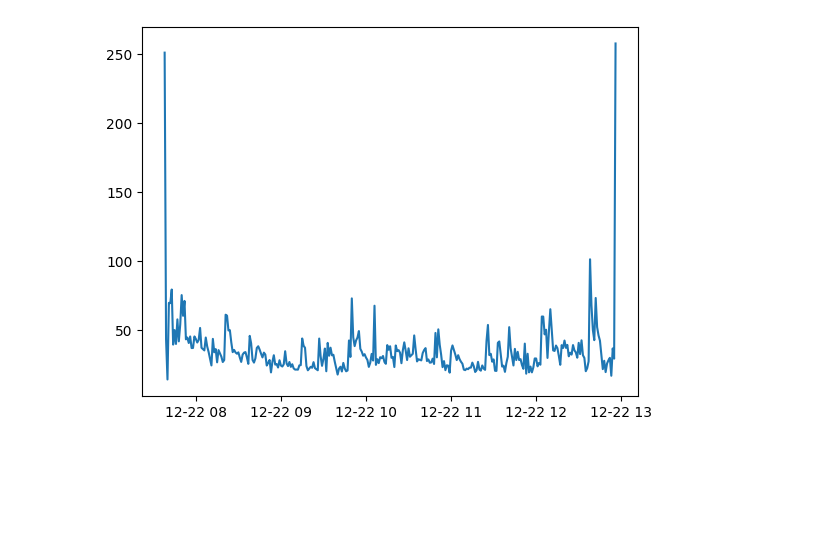
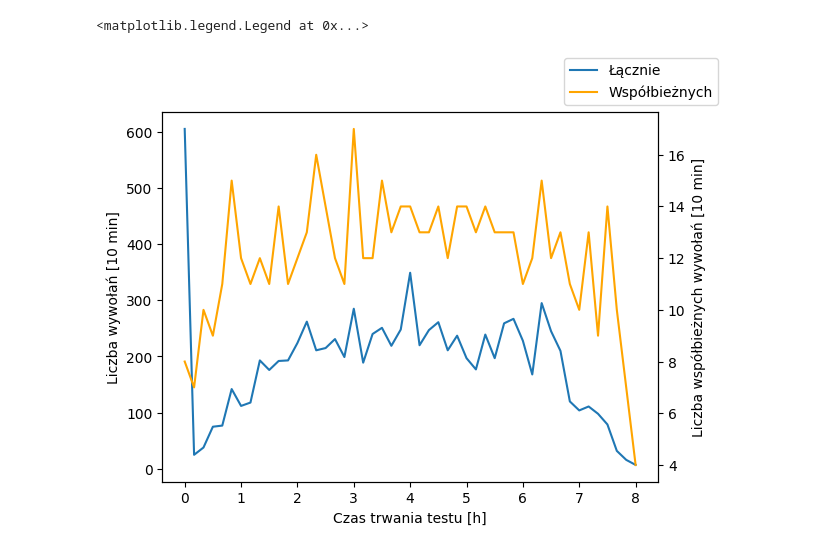
Before and after one commit to moreno-models/api, a Jupyter notebook: analysis/steady_cloudwatch.ipynb, the cells around one changed output. Saved outputs shown, nothing was run; the diff lists cells and outputs as text; code cells hidden in the pictures; blank space fills up the shorter version.

```diff
--- a/analysis/steady_cloudwatch.ipynb
+++ b/analysis/steady_cloudwatch.ipynb
@@ -98,11 +116,12 @@ fig.show()
-# %%
-fig, ax = plt.subplots()
-
-logs_resampled = logs[logs.duration < 5000].resample('1T').mean()
-
-# logs_resampled
-ax.plot(logs_resampled.index, logs_resampled['duration'])
-
-fig.show()
-# %% [output]
-[figure, removed]
+# %%
+fig, ax = start_plot()
+ax.plot(human_delta(resampled_invocations.index), resampled_invocations['invocations'], label="Łącznie")
+ax.set_ylabel("Liczba wywołań [10 min]")
+
+ax2 = ax.twinx()
+ax2.plot(human_delta(resampled_concurrent.index), resampled_concurrent['concurrentExecutions'], label="Współbieżnych", color='orange')
+ax2.set_ylabel("Liczba współbieżnych wywołań [10 min]")
+fig.legend()
+# %% [output]
+<matplotlib.legend.Legend at 0x...>
+[figure, added]
```
Also changed, not shown: parts of 9 cells of this notebook, 8 other files.
